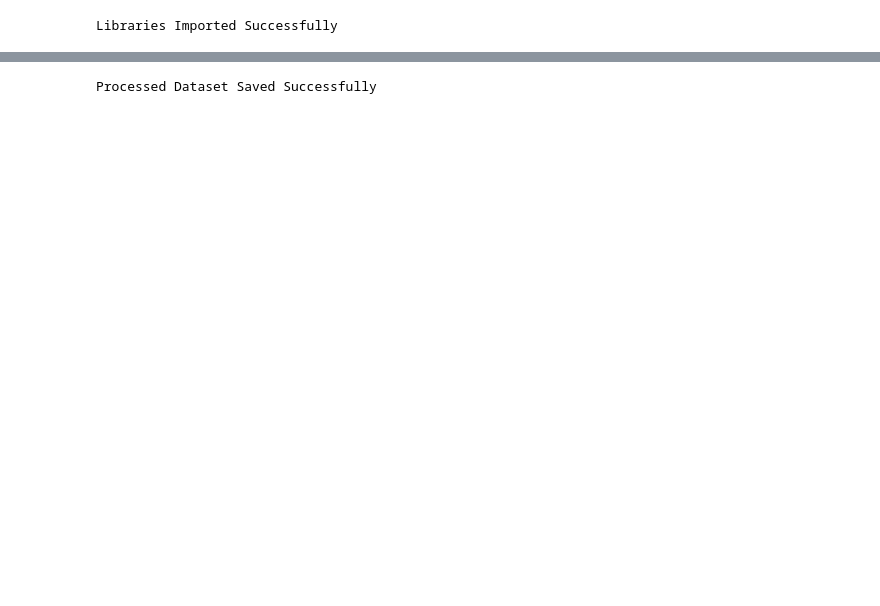
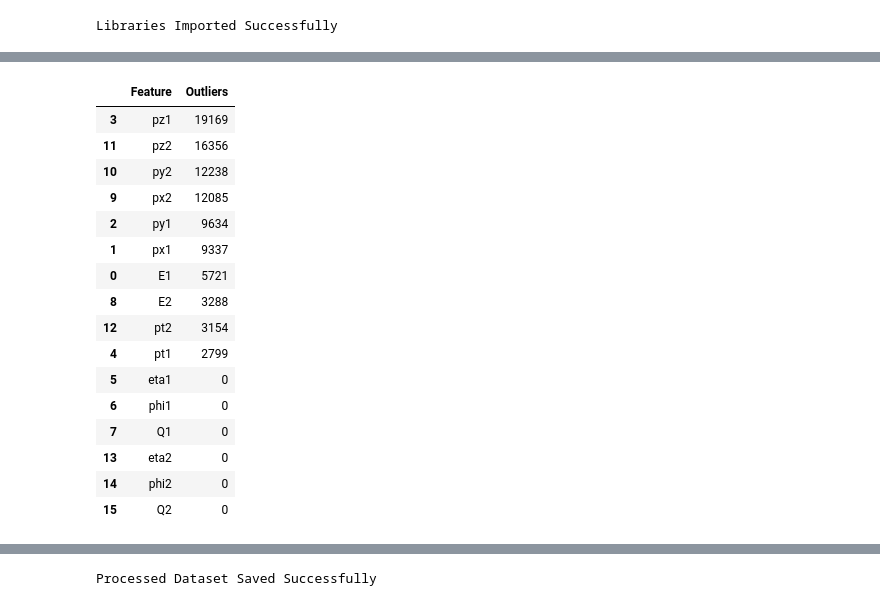
Before and after one commit to IvySingh-1/CERN-dielectron-ML-sensor-optimization, a Jupyter notebook: notebooks/02_Data_Preprocessing.ipynb, the cells around one changed output, grey strips where cells are left out. Saved outputs shown, nothing was run; the diff lists cells and outputs as text; code cells hidden in the pictures; blank space fills up the shorter version.

```diff
--- a/notebooks/02_Data_Preprocessing.ipynb
+++ b/notebooks/02_Data_Preprocessing.ipynb
@@ -213,0 +272,49 @@ processed_df.head()
+# %%
+# =====================================================
+# Count Outliers using IQR
+# =====================================================
+
+outlier_summary = {}
+
+for column in df.columns:
+
+    if column != "M":
+
+        Q1 = df[column].quantile(0.25)
+
+        Q3 = df[column].quantile(0.75)
+
+        IQR = Q3 - Q1
+
+        lower = Q1 - 1.5 * IQR
+
+        upper = Q3 + 1.5 * IQR
+
+        count = ((df[column] < lower) | (df[column] > upper)).sum()
+
+        outlier_summary[column] = count
+
+outlier_df = pd.DataFrame(
+    outlier_summary.items(),
+    columns=["Feature", "Outliers"]
+)
+
+outlier_df.sort_values("Outliers", ascending=False)
+# %% [output]
+|  | Feature | Outliers |
+| 3 | pz1 | 19169 |
+| 11 | pz2 | 16356 |
+| 10 | py2 | 12238 |
+| 9 | px2 | 12085 |
+| 2 | py1 | 9634 |
+| 1 | px1 | 9337 |
+| 0 | E1 | 5721 |
+| 8 | E2 | 3288 |
+| 12 | pt2 | 3154 |
+| 4 | pt1 | 2799 |
+| 5 | eta1 | 0 |
+| 6 | phi1 | 0 |
+| 7 | Q1 | 0 |
+| 13 | eta2 | 0 |
+| 14 | phi2 | 0 |
+| 15 | Q2 | 0 |
```
Also changed, not shown: parts of 24 cells of this notebook, 1 other file.
